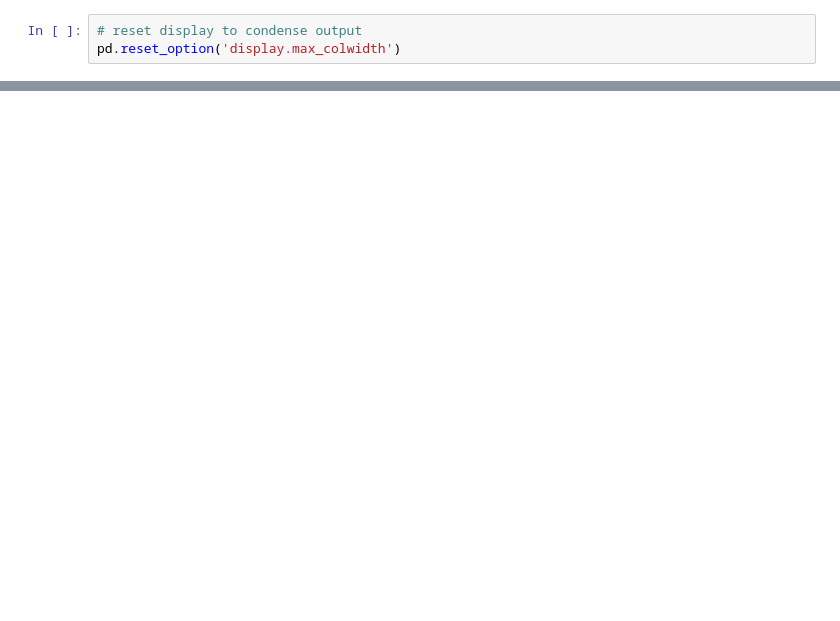
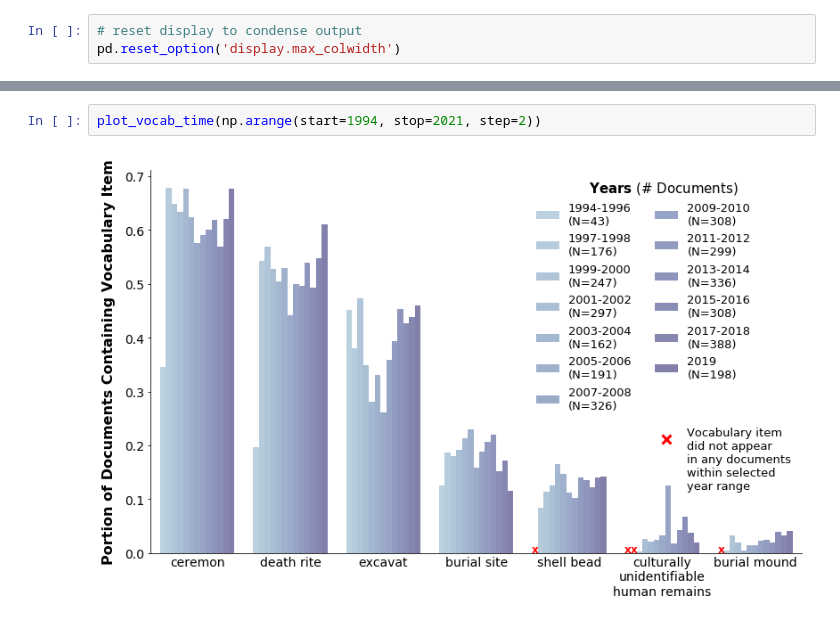
Before and after one commit to ds3-nyu-archive/museum-data-sovereignty, a Jupyter notebook: src/notebooks/Controlled Vocabulary Text Mining.ipynb, the cells around one changed output, grey strips where cells are left out. Drawn from its saved outputs; the diff is of its cells as text; blank space fills up the shorter version.

```diff
--- a/src/notebooks/Controlled Vocabulary Text Mining.ipynb
+++ b/src/notebooks/Controlled Vocabulary Text Mining.ipynb
@@ -268,0 +371,4 @@ plt.show()
+# %%
+plot_vocab_time(np.arange(start=1994, stop=2021, step=2))
+# %% [output]
+[figure, added]
```
Also changed, not shown: parts of 13 cells of this notebook.
